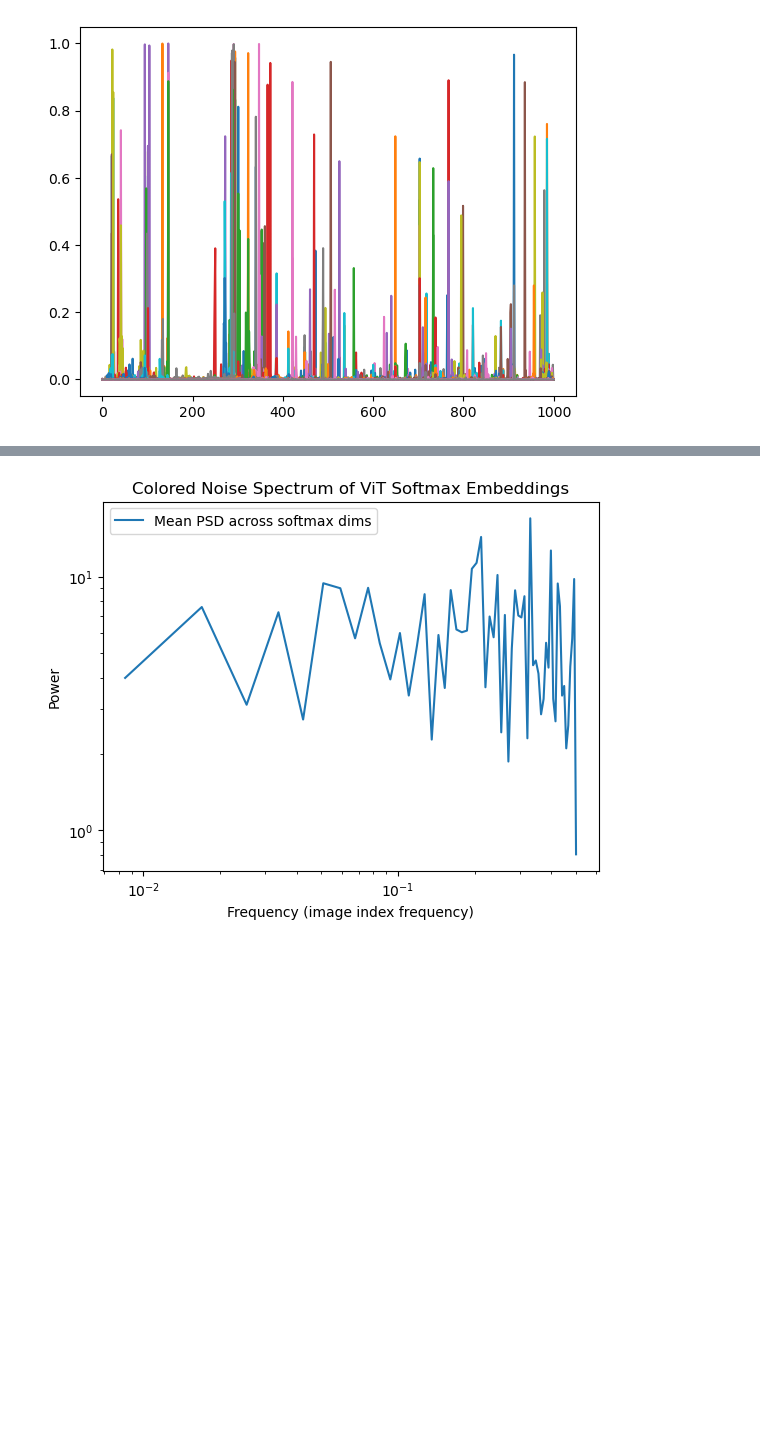
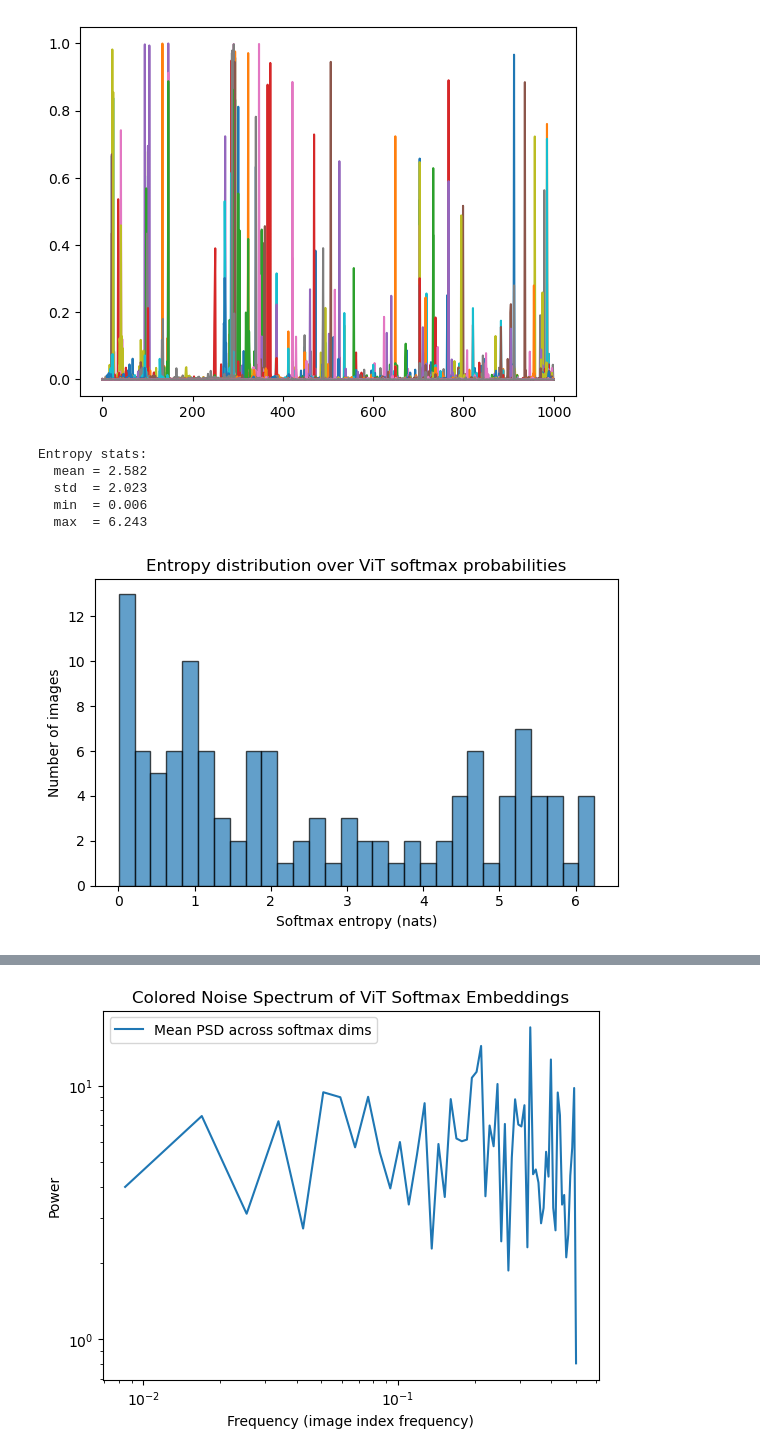
Before and after one commit to mariakesa/MITNeuralComputation, a Jupyter notebook: vit_embeddings/exploratory.ipynb, the cells around one changed output, grey strips where cells are left out. Cells and saved outputs as stored; diff of their text form; code cells hidden in the pictures; blank space fills up the shorter version.

```diff
--- a/vit_embeddings/exploratory.ipynb
+++ b/vit_embeddings/exploratory.ipynb
@@ -47,3 +47,30 @@ plt.plot(softmax_embeddings.T)
  <matplotlib.lines.Line2D at 0x...>,
  <matplotlib.lines.Line2D at 0x...>]
 [figure]
+# %%
+import numpy as np
+import matplotlib.pyplot as plt
+
+# --- Compute entropy per image ---
+# small epsilon to avoid log(0)
+eps = 1e-12
+entropies = -np.sum(softmax_embeddings * np.log(softmax_embeddings + eps), axis=1)
+
+print(f"Entropy stats:\n  mean = {entropies.mean():.3f}\n  std  = {entropies.std():.3f}\n"
+      f"  min  = {entropies.min():.3f}\n  max  = {entropies.max():.3f}")
+
+# --- Plot histogram ---
+plt.figure(figsize=(6, 4))
+plt.hist(entropies, bins=30, color='tab:blue', alpha=0.7, edgecolor='k')
+plt.xlabel("Softmax entropy (nats)")
+plt.ylabel("Number of images")
+plt.title("Entropy distribution over ViT softmax probabilities")
+plt.tight_layout()
+plt.show()
+# %% [output]
+Entropy stats:
+  mean = 2.582
+  std  = 2.023
+  min  = 0.006
+  max  = 6.243
+[figure, added]
```
Also changed, not shown: parts of 8 cells of this notebook, 11 other files.
